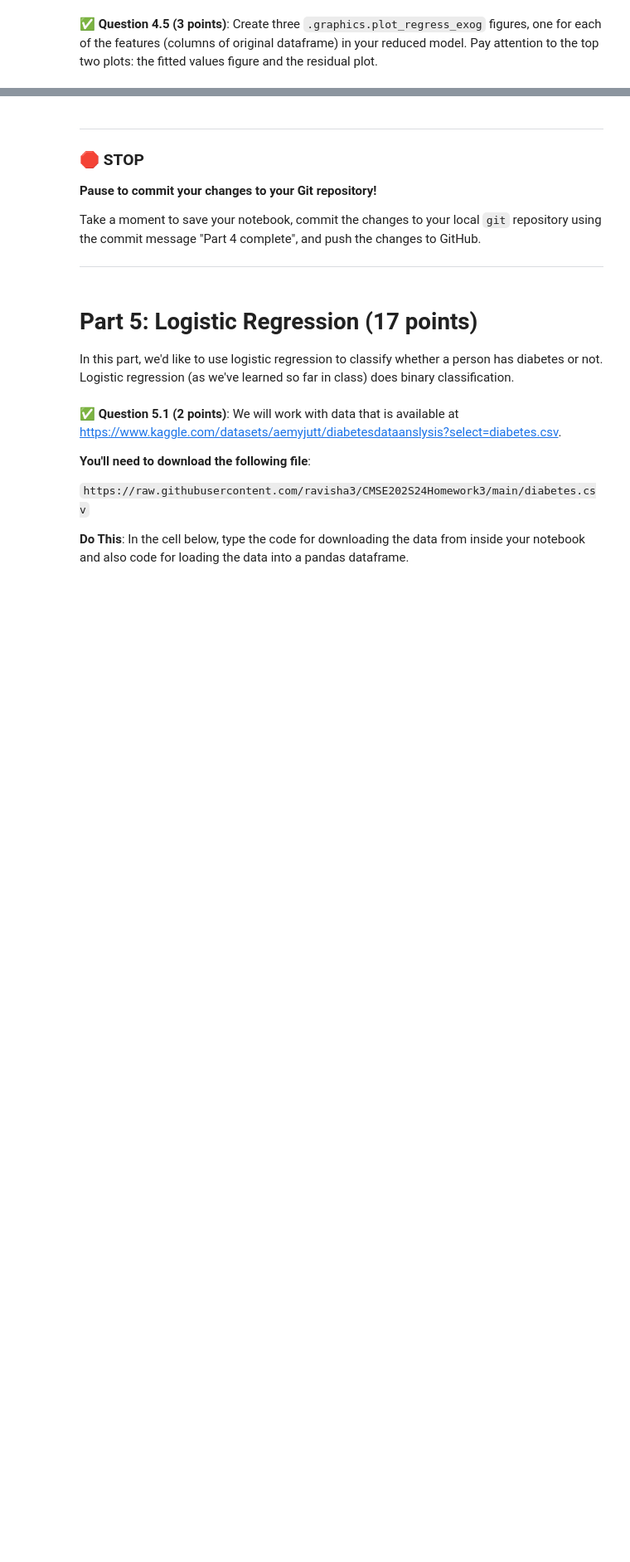
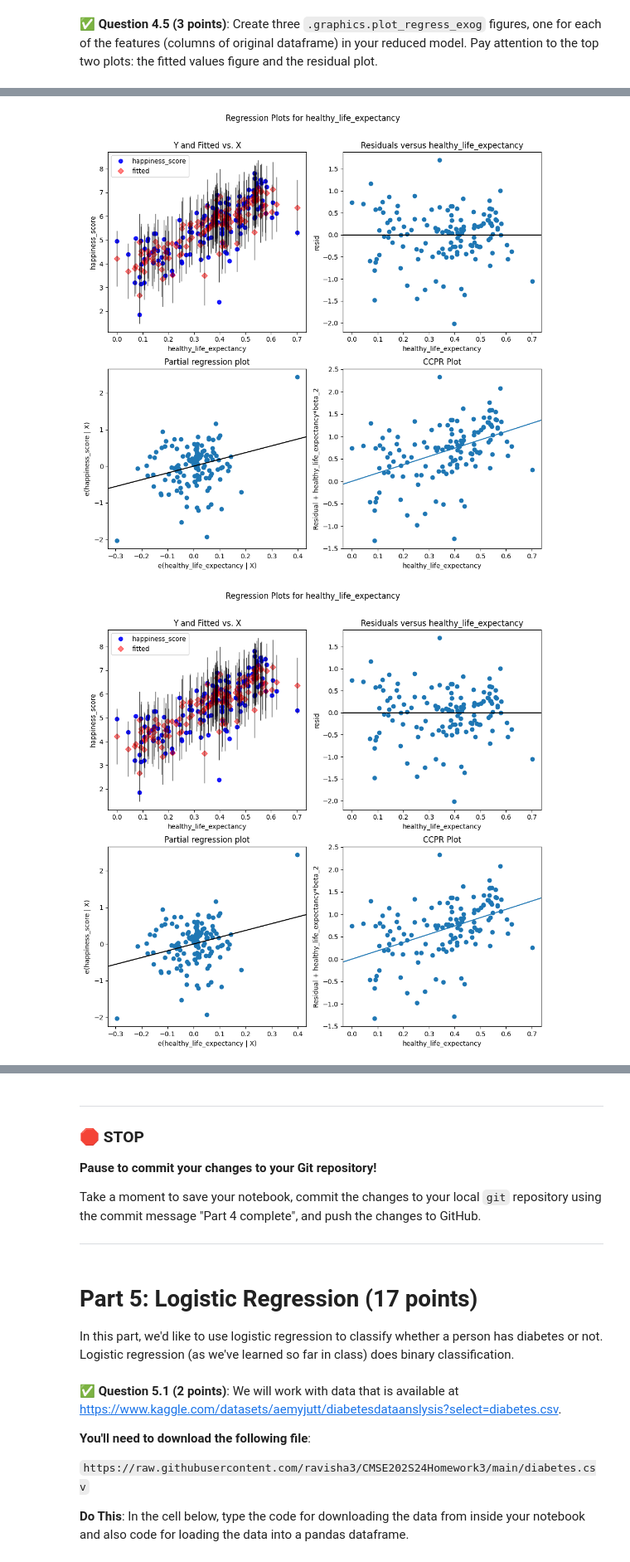
Before and after one commit to Jlozano351/CMSE202-s24-turnin, a Jupyter notebook: hw-03/HW-03_Regression-S24-Juan José Lozano González.ipynb, the cells around one changed output, grey strips where cells are left out. Shown at 83% size. Drawn from its saved outputs; the diff is of its cells as text; code cells hidden in the pictures; blank space fills up the shorter version.

```diff
--- a/hw-03/HW-03_Regression-S24-Juan José Lozano González.ipynb
+++ b/hw-03/HW-03_Regression-S24-Juan José Lozano González.ipynb
@@ -374,0 +477,6 @@ In this part, we'll use multiple features to do predictions.
+# %%
+fig = plt.figure(figsize=(10, 10))
+plot_regress_exog(reduced_model_WHR_2023 , 'healthy_life_expectancy', fig=fig)
+# %% [output]
+[figure, added]
+[figure, added]
```
Also changed, not shown: parts of 43 cells of this notebook, 1 other file.
